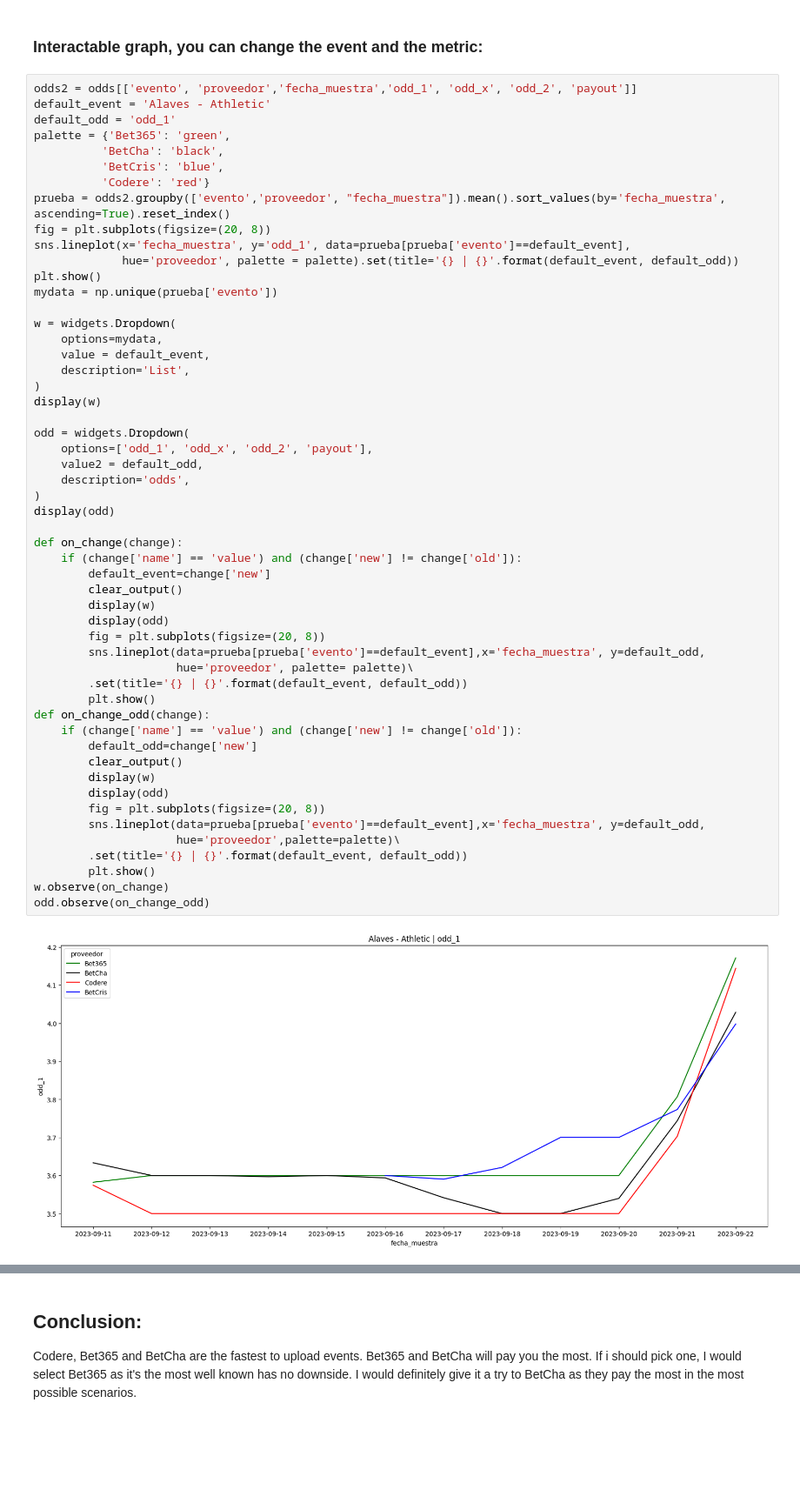
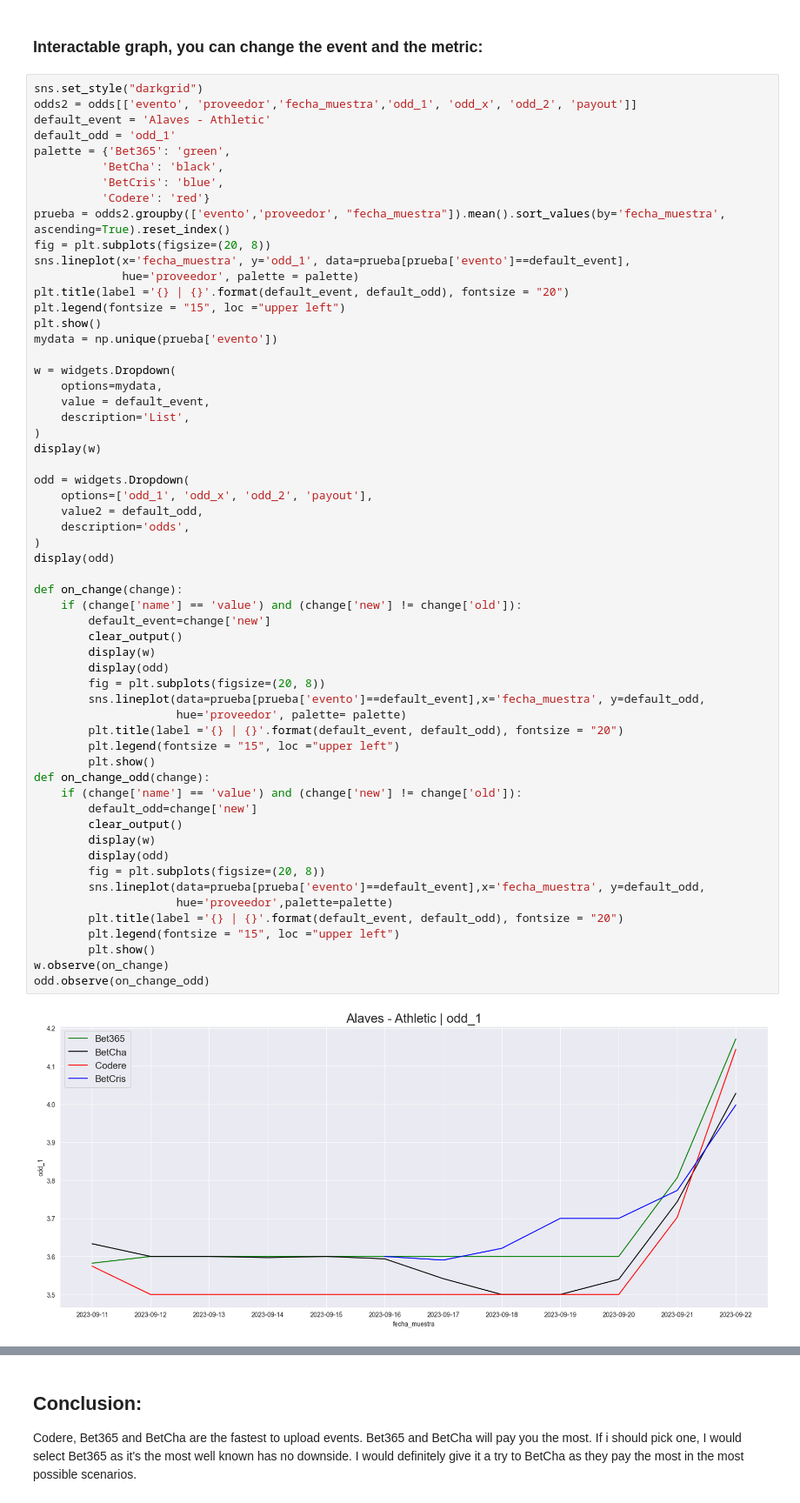
Before and after one commit to afigueroa19/odds_analysis, a Jupyter notebook: Odds_Analysis.ipynb, the cells around one changed output, grey strips where cells are left out. Shown at 87% size. Cells and saved outputs as stored; diff of their text form; blank space fills up the shorter version.

Commit message:
update graph

```diff
--- a/Odds_Analysis.ipynb
+++ b/Odds_Analysis.ipynb
@@ -331,6 +331,7 @@ If you bet for the least possible outcome, Betcha or Bet365 will mostlikely pay
 # %% [markdown]
 ### Interactable graph, you can change the event and the metric:
 # %%
+sns.set_style("darkgrid")
 odds2 = odds[['evento', 'proveedor','fecha_muestra','odd_1', 'odd_x', 'odd_2', 'payout']]
 default_event = 'Alaves - Athletic'
 default_odd = 'odd_1'
@@ -341,7 +342,9 @@ palette = {'Bet365': 'green',
 prueba = odds2.groupby(['evento','proveedor', "fecha_muestra"]).mean().sort_values(by='fecha_muestra', ascending=True).reset_index()
 fig = plt.subplots(figsize=(20, 8))
 sns.lineplot(x='fecha_muestra', y='odd_1', data=prueba[prueba['evento']==default_event],
-             hue='proveedor', palette = palette).set(title='{} | {}'.format(default_event, default_odd))
+             hue='proveedor', palette = palette)
+plt.title(label ='{} | {}'.format(default_event, default_odd), fontsize = "20")
+plt.legend(fontsize = "15", loc ="upper left")
 plt.show()
 mydata = np.unique(prueba['evento'])
 
@@ -353,38 +356,40 @@ w = widgets.Dropdown(
 display(w)
 
 odd = widgets.Dropdown(
     options=['odd_1', 'odd_x', 'odd_2', 'payout'],
     value2 = default_odd,
     description='odds',
 )
 display(odd)
 
 def on_change(change):
     if (change['name'] == 'value') and (change['new'] != change['old']):
         default_event=change['new']
         clear_output()
         display(w)
         display(odd)
         fig = plt.subplots(figsize=(20, 8))
         sns.lineplot(data=prueba[prueba['evento']==default_event],x='fecha_muestra', y=default_odd,
-                     hue='proveedor', palette= palette)\
-        .set(title='{} | {}'.format(default_event, default_odd))
+                     hue='proveedor', palette= palette)
+        plt.title(label ='{} | {}'.format(default_event, default_odd), fontsize = "20")
+        plt.legend(fontsize = "15", loc ="upper left")
         plt.show()
 def on_change_odd(change):
     if (change['name'] == 'value') and (change['new'] != change['old']):
         default_odd=change['new']
         clear_output()
         display(w)
         display(odd)
         fig = plt.subplots(figsize=(20, 8))
         sns.lineplot(data=prueba[prueba['evento']==default_event],x='fecha_muestra', y=default_odd,
-                     hue='proveedor',palette=palette)\
-        .set(title='{} | {}'.format(default_event, default_odd))
+                     hue='proveedor',palette=palette)
+        plt.title(label ='{} | {}'.format(default_event, default_odd), fontsize = "20")
+        plt.legend(fontsize = "15", loc ="upper left")
         plt.show()
 w.observe(on_change)
 odd.observe(on_change_odd)
 # %% [output]
-[figure, old version]
+[figure, new version]
 Dropdown(description='List', options=('Alaves - Athletic', 'Almeria - Valencia', 'Athletic - Cadiz', 'Athletic…
 [interactive output not drawn]
 # %% [markdown]
```
